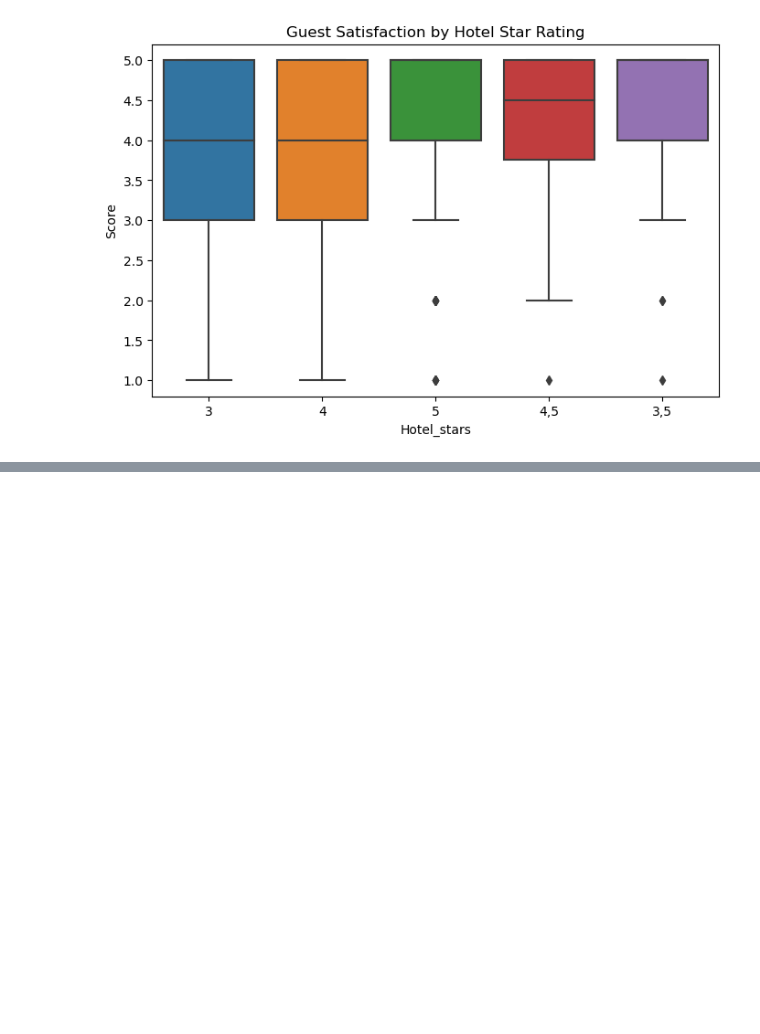
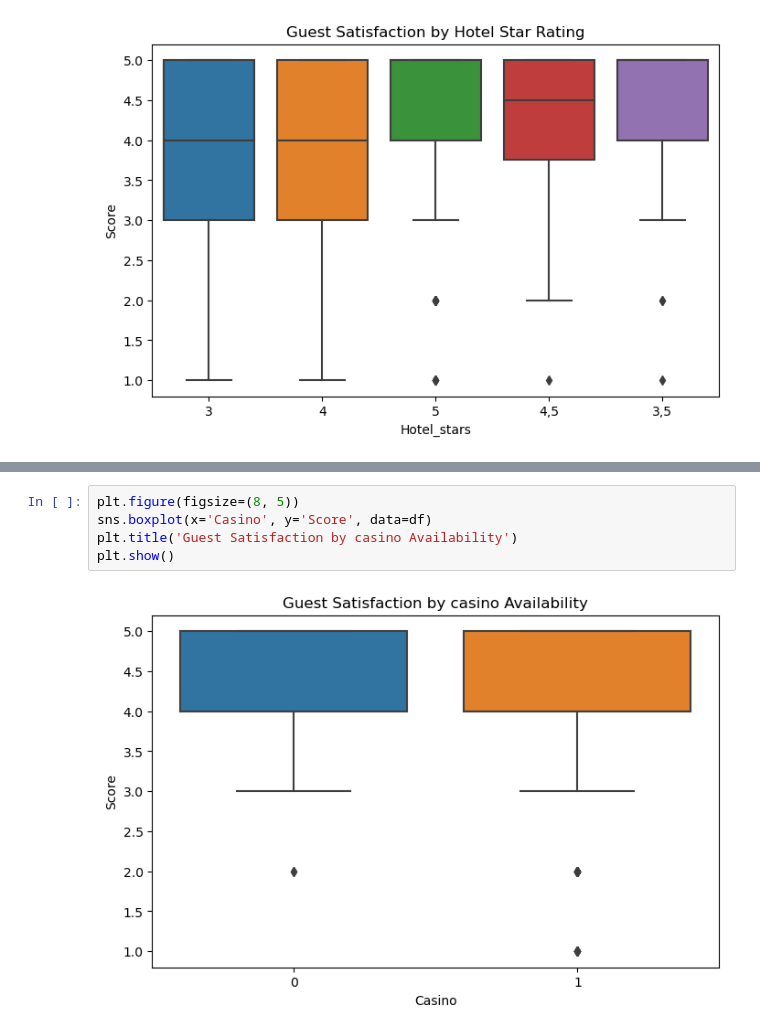
Before and after one commit to Pistonamey/cse_4344_lasvegas, a Jupyter notebook: las_vegas_hotels.ipynb, the cells around one changed output, grey strips where cells are left out. Drawn from its saved outputs; the diff is of its cells as text; blank space fills up the shorter version.

```diff
--- a/las_vegas_hotels.ipynb
+++ b/las_vegas_hotels.ipynb
@@ -92,0 +97,7 @@ plt.show()
+# %%
+plt.figure(figsize=(8, 5))
+sns.boxplot(x='Casino', y='Score', data=df)
+plt.title('Guest Satisfaction by casino Availability')
+plt.show()
+# %% [output]
+[figure, added]
```
Also changed, not shown: parts of 5 cells of this notebook.
